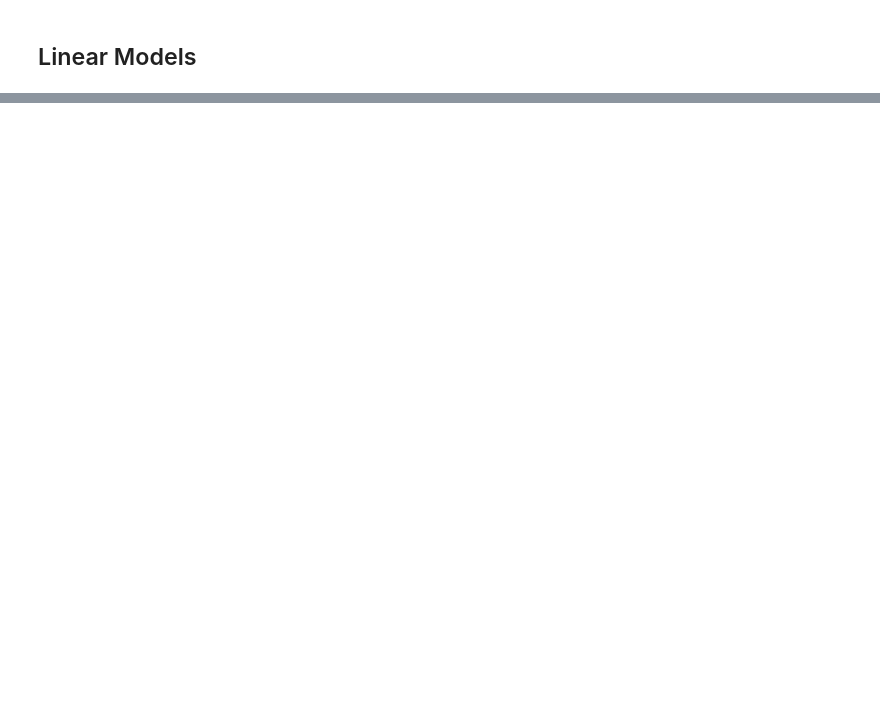
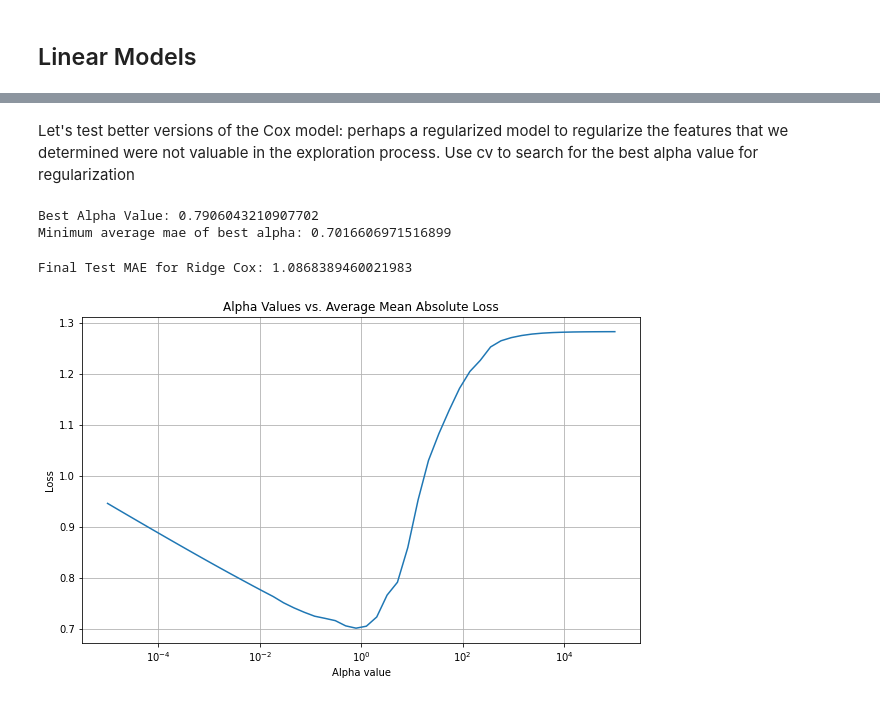
Before and after one commit to alan-w25/Cancer-Capstone, a Jupyter notebook: delfi/delfi_learning.ipynb, the cells around one changed output, grey strips where cells are left out. Saved outputs shown, nothing was run; the diff lists cells and outputs as text; code cells hidden in the pictures; blank space fills up the shorter version.

Commit message:
added cox models

```diff
--- a/delfi/delfi_learning.ipynb
+++ b/delfi/delfi_learning.ipynb
@@ -146,0 +223,7 @@ Before we train any models, a major question in survival analysis is what metric
+# %%
+kmf = KaplanMeierFitter()
+survival_curve_baseline = kmf.fit(y_train['days_alive'], event_observed=y_train['survival_status']).survival_function_
+survival_curve_base = pd.concat([survival_curve] * y_test.shape[0], axis=1)
+eval = LifelinesEvaluator(survival_curve_base, y_test['days_alive'], y_test['survival_status'], y_train['days_alive'], y_train['survival_status'])
+mae = eval.mae(method = "Pseudo_obs", weighted = False, log_scale = True)
+print(f"MAE for Test Set: {mae}")
@@ -148,0 +293,12 @@ Before we train any models, a major question in survival analysis is what metric
+# %%
+cph = CoxPHSurvivalAnalysis(n_iter = 10000)
+cph.fit(X_train, y_train)
+
+pred_surv = cph.predict_survival_function(X_test)
+eval = ScikitSurvivalEvaluator(pred_surv, y_test['days_alive'],
+                                y_test['survival_status'],
+                                y_train['days_alive'],
+                                y_train['survival_status'],
+                                predict_time_method="Median")
+mae_score = eval.mae(method='Pseudo_obs', weighted=False, log_scale = True)
+print(f"MAE for Test Set: {mae_score}")
@@ -148,0 +311,2 @@ Before we train any models, a major question in survival analysis is what metric
+# %% [markdown]
+Let's test better versions of the Cox model: perhaps a regularized model to regularize the features that we determined were not valuable in the exploration process. Use cv to search for the best alpha value for regularization
@@ -148,0 +349,8 @@ Before we train any models, a major question in survival analysis is what metric
+# %%
+alpha_vals = 10**np.linspace(-5, 5, 50)
+best_initial_alpha, min_avg_mae_init, avg_maes_init = find_best_alpha_cph(alpha_vals, 5, X_train, y_train, 0)
+print(f"Best Alpha Value: {best_initial_alpha}")
+print(f"Minimum average mae of best alpha: {min_avg_mae_init}")
+# %% [output]
+Best Alpha Value: 0.7906043210907702
+Minimum average mae of best alpha: 0.7016606971516899
@@ -148,0 +360,16 @@ Before we train any models, a major question in survival analysis is what metric
+# %%
+mae_init_cph_ridge = train_full_cox(cph_ridge_init, X_train, y_train, X_test, y_test)
+print(f"Final Test MAE for Ridge Cox: {mae_init_cph_ridge}")
+# %% [output]
+Final Test MAE for Ridge Cox: 1.0868389460021983
+# %%
+plt.figure(figsize = (10,6))
+plt.title("Alpha Values vs. Average Mean Absolute Loss")
+plt.plot(alpha_vals, avg_maes_init)
+plt.xlabel("Alpha value")
+plt.xscale("log")
+plt.ylabel("Loss")
+plt.grid()
+plt.show()
+# %% [output]
+[figure, added]
```
Also changed, not shown: parts of 45 cells of this notebook, 1 other file.
